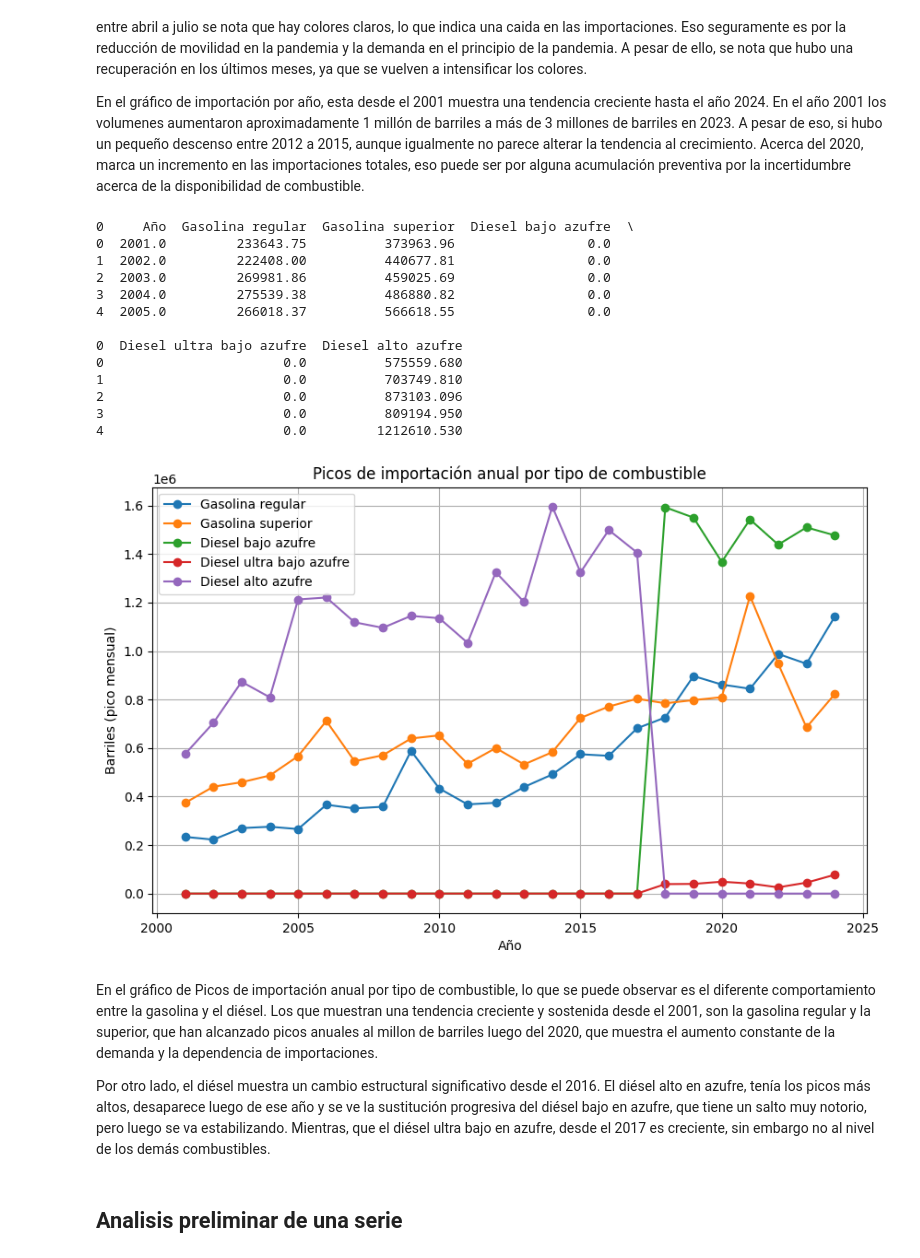
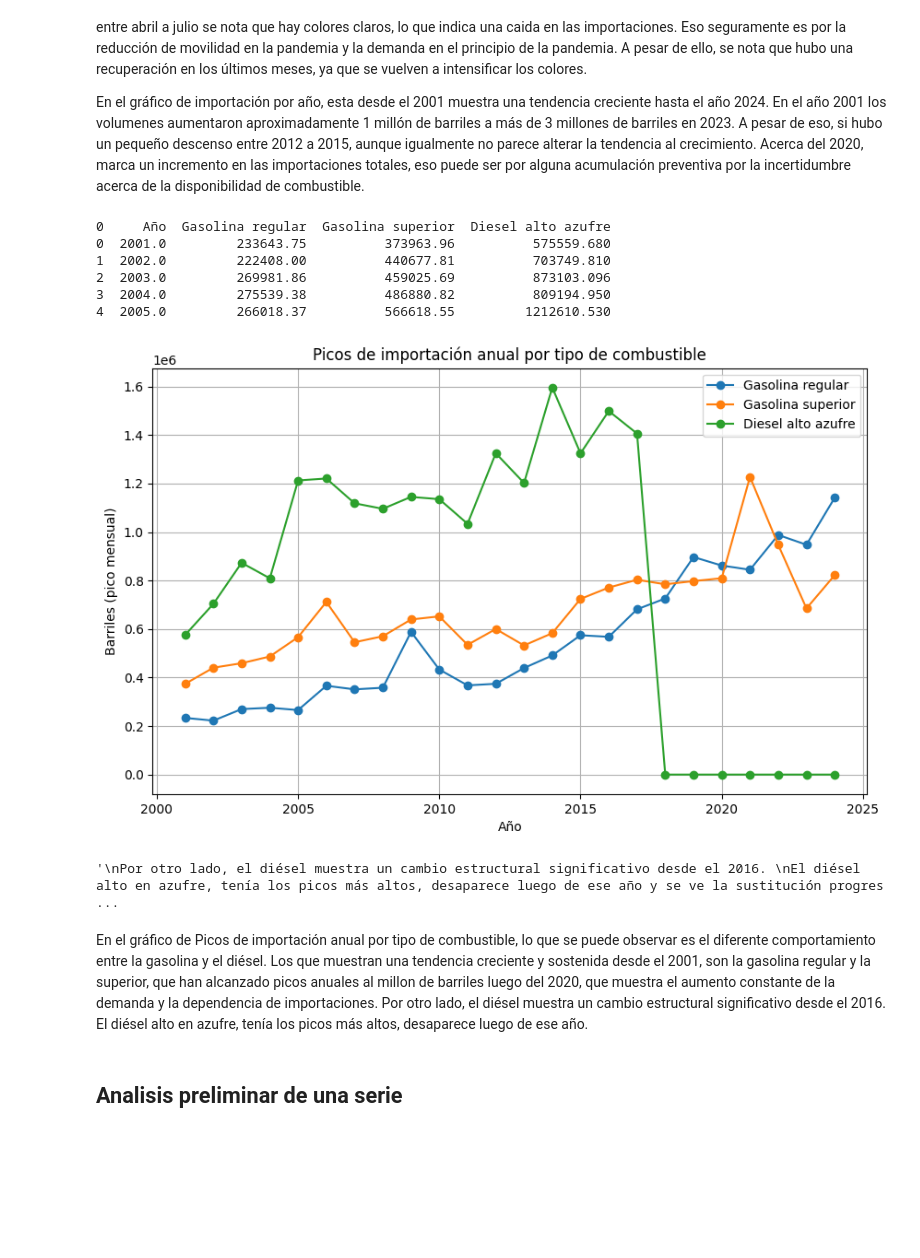
Before and after one commit to angelargd8/lab1-ds, a Jupyter notebook: main.ipynb, the cells around one changed output. Saved outputs shown, nothing was run; the diff lists cells and outputs as text; code cells hidden in the pictures; blank space fills up the shorter version.

```diff
--- a/main.ipynb
+++ b/main.ipynb
@@ -328,7 +326,7 @@ import seaborn as sns
 
 columnas_necesarias = [
     "Gasolina regular", "Gasolina superior",
-    "Diesel bajo azufre", "Diesel ultra bajo azufre", "Diesel alto azufre"
+     "Diesel alto azufre" #"Diesel bajo azufre", "Diesel ultra bajo azufre",
 ]
 
 for col in columnas_necesarias:
@@ -392,45 +390,47 @@ En el gráfico de importación por año, esta desde el 2001 muestra una tendenci
 # %%
 #picos en importaciones por anio por tipo de combustibles
 for col in columnas_necesarias:
     importacion_clean_df[col] = pd.to_numeric(importacion_clean_df[col], errors="coerce")
 
 picos_por_anio = (
     importacion_clean_df.groupby("Año")[columnas_necesarias]
     .max()  # el pico anual
     .reset_index()
 )
 
 print(picos_por_anio.head())
 
 plt.figure(figsize=(10,6))
 for col in columnas_necesarias:
     plt.plot(picos_por_anio["Año"], picos_por_anio[col], marker='o', label=col)
 
 plt.title("Picos de importación anual por tipo de combustible")
 plt.xlabel("Año")
 plt.ylabel("Barriles (pico mensual)")
 plt.legend()
 plt.grid(True)
 plt.show()
+
+#nota:
+#este era el analisis con todos los tipos de diesel, pero las instrucciones solo piden con el diesel alto en azufre
+#entonces dejare aqui el analisis con todos los diesel en comentarios
+"""
+Por otro lado, el diésel muestra un cambio estructural significativo desde el 2016.
+El diésel alto en azufre, tenía los picos más altos, desaparece luego de ese año y se ve la sustitución progresiva del diésel bajo en azufre,
+que tiene un salto muy notorio, pero luego se va estabilizando. Mientras, que el diésel ultra bajo en azufre, desde el 2017 es creciente,
+sin embargo no al nivel de los demás combustibles.
+"""
 # %% [output]
-0     Año  Gasolina regular  Gasolina superior  Diesel bajo azufre  \
-0  2001.0         233643.75          373963.96                 0.0
-1  2002.0         222408.00          440677.81                 0.0
-2  2003.0         269981.86          459025.69                 0.0
-3  2004.0         275539.38          486880.82                 0.0
-4  2005.0         266018.37          566618.55                 0.0
-
-0  Diesel ultra bajo azufre  Diesel alto azufre
-0                       0.0          575559.680
-1                       0.0          703749.810
-2                       0.0          873103.096
-3                       0.0          809194.950
-4                       0.0         1212610.530
+0     Año  Gasolina regular  Gasolina superior  Diesel alto azufre
+0  2001.0         233643.75          373963.96          575559.680
+1  2002.0         222408.00          440677.81          703749.810
+2  2003.0         269981.86          459025.69          873103.096
+3  2004.0         275539.38          486880.82          809194.950
+4  2005.0         266018.37          566618.55         1212610.530
-[figure, old version]
+[figure, new version]
+'\nPor otro lado, el diésel muestra un cambio estructural significativo desde el 2016. \nEl diésel alto en azufre, tenía los picos más altos, desaparece luego de ese año y se ve la sustitución progres ...
 # %% [markdown]
-En el gráfico de Picos de importación anual por tipo de combustible, lo que se puede observar es el diferente comportamiento entre la gasolina y el diésel. Los que muestran una tendencia creciente y sostenida desde el 2001, son la gasolina regular y la superior, que han alcanzado picos anuales al millon de barriles luego del 2020, que muestra el aumento constante de la demanda y la dependencia de importaciones.
-
-Por otro lado, el diésel muestra un cambio estructural significativo desde el 2016. El diésel alto en azufre, tenía los picos más altos, desaparece luego de ese año y se ve la sustitución progresiva del diésel bajo en azufre, que tiene un salto muy notorio, pero luego se va estabilizando. Mientras, que el diésel ultra bajo en azufre, desde el 2017 es creciente, sin embargo no al nivel de los demás combustibles.
+En el gráfico de Picos de importación anual por tipo de combustible, lo que se puede observar es el diferente comportamiento entre la gasolina y el diésel. Los que muestran una tendencia creciente y sostenida desde el 2001, son la gasolina regular y la superior, que han alcanzado picos anuales al millon de barriles luego del 2020, que muestra el aumento constante de la demanda y la dependencia de importaciones. Por otro lado, el diésel muestra un cambio estructural significativo desde el 2016. El diésel alto en azufre, tenía los picos más altos, desaparece luego de ese año.
 # %% [markdown]
 ## Analisis preliminar de una serie
 # %%
```
Also changed, not shown: parts of 8 cells of this notebook.
